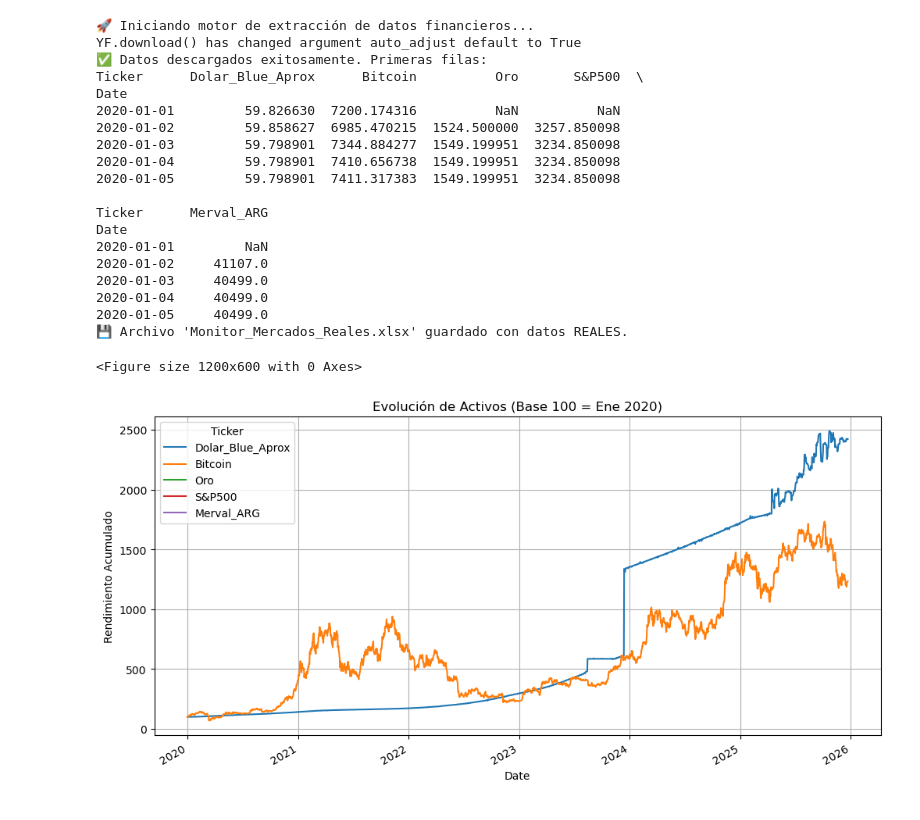
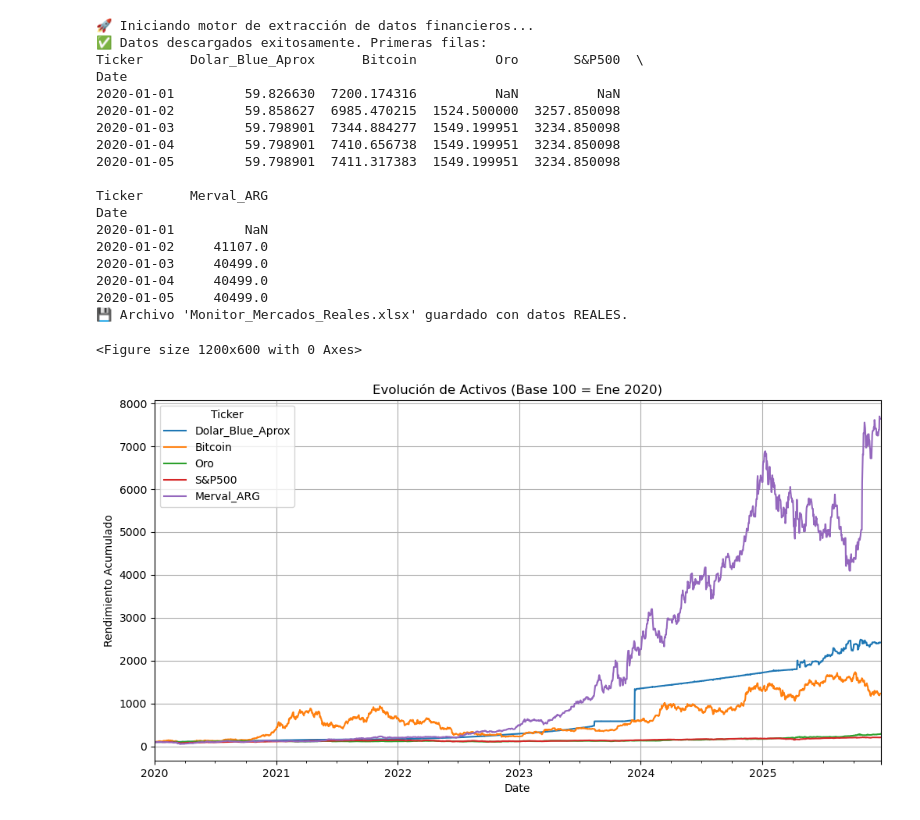
Before and after one commit to Axelgb2001-blip/Financial-Markets-Pipeline, a Jupyter notebook: Monitor de Mercados Financieros.ipynb, the cells around one changed output. Drawn from its saved outputs; the diff is of its cells as text; code cells hidden in the pictures.

```diff
--- a/Monitor de Mercados Financieros.ipynb
+++ b/Monitor de Mercados Financieros.ipynb
@@ -44,35 +44,40 @@ df_mercado.to_excel(nombre_archivo, sheet_name='Precios')
 with pd.ExcelWriter(nombre_archivo, mode='a', engine='openpyxl') as writer:
     df_retornos.corr().to_excel(writer, sheet_name='Correlaciones')
 
 print(f"💾 Archivo '{nombre_archivo}' guardado con datos REALES.")
 
-# 6. VISUALIZACIÓN RÁPIDA (Solo para verificar en Python)
+# 6. VISUALIZACIÓN RÁPIDA CORREGIDA
 plt.figure(figsize=(12, 6))
-# Normalizamos a base 100 para comparar peras con manzanas
-(df_mercado / df_mercado.iloc[0] * 100).plot(figsize=(12,6))
+
+# CORRECCIÓN: Usamos .bfill() para rellenar los huecos de feriados al principio
+# Así el S&P500 toma el precio del 2 de enero como base si el 1 estaba cerrado.
+datos_rellenos = df_mercado.bfill()
+
+# Ahora sí normalizamos a base 100
+(datos_rellenos / datos_rellenos.iloc[0] * 100).plot(figsize=(12,6))
+
 plt.title('Evolución de Activos (Base 100 = Ene 2020)')
 plt.ylabel('Rendimiento Acumulado')
 plt.grid(True)
 plt.show()
 # %% [output]
 🚀 Iniciando motor de extracción de datos financieros...
-YF.download() has changed argument auto_adjust default to True
 ✅ Datos descargados exitosamente. Primeras filas:
 Ticker      Dolar_Blue_Aprox      Bitcoin          Oro       S&P500  \
 Date
 2020-01-01         59.826630  7200.174316          NaN          NaN
 2020-01-02         59.858627  6985.470215  1524.500000  3257.850098
 2020-01-03         59.798901  7344.884277  1549.199951  3234.850098
 2020-01-04         59.798901  7410.656738  1549.199951  3234.850098
 2020-01-05         59.798901  7411.317383  1549.199951  3234.850098
 
 Ticker      Merval_ARG
 Date
 2020-01-01         NaN
 2020-01-02     41107.0
 2020-01-03     40499.0
 2020-01-04     40499.0
 2020-01-05     40499.0
 💾 Archivo 'Monitor_Mercados_Reales.xlsx' guardado con datos REALES.
 <Figure size 1200x600 with 0 Axes>
-[figure, old version]
+[figure, new version]
```
